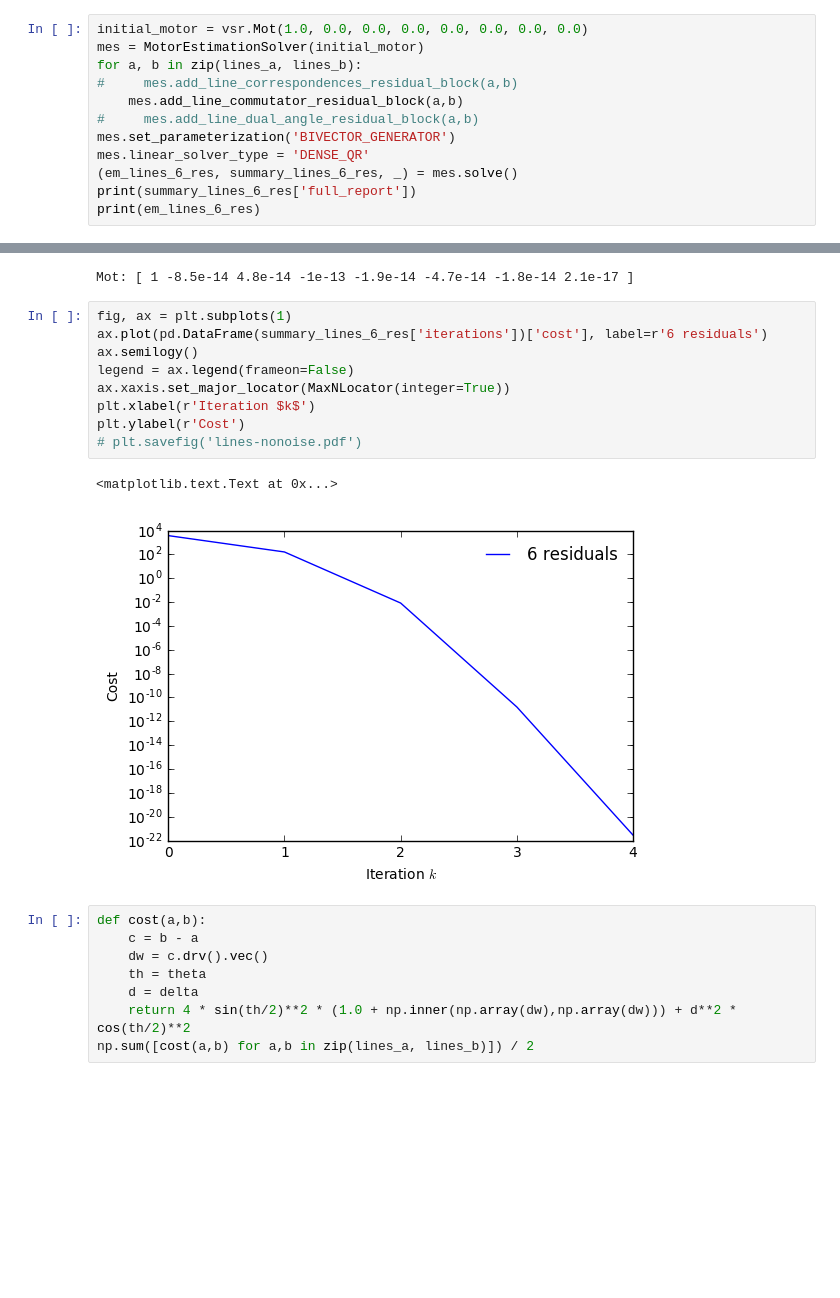
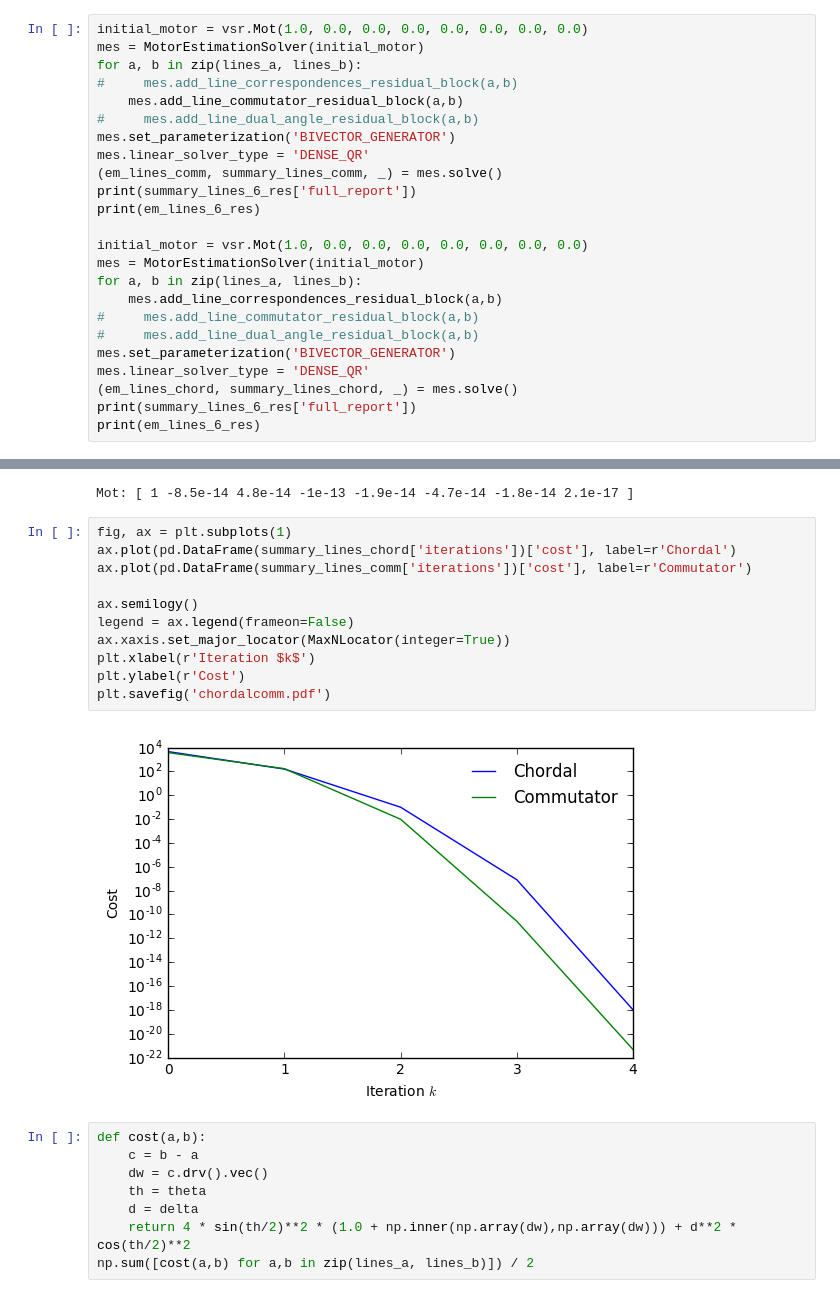
Before and after one commit to tingelst/game, a Jupyter notebook: python/thesis/Lines.ipynb, the cells around one changed output, grey strips where cells are left out. Drawn from its saved outputs; the diff is of its cells as text; blank space fills up the shorter version.

```diff
--- a/python/thesis/Lines.ipynb
+++ b/python/thesis/Lines.ipynb
@@ -91,9 +91,21 @@ for a, b in zip(lines_a, lines_b):
 #     mes.add_line_dual_angle_residual_block(a,b)
 mes.set_parameterization('BIVECTOR_GENERATOR')
 mes.linear_solver_type = 'DENSE_QR'
-(em_lines_6_res, summary_lines_6_res, _) = mes.solve()
+(em_lines_comm, summary_lines_comm, _) = mes.solve()
 print(summary_lines_6_res['full_report'])
 print(em_lines_6_res)
+
+initial_motor = vsr.Mot(1.0, 0.0, 0.0, 0.0, 0.0, 0.0, 0.0, 0.0)
+mes = MotorEstimationSolver(initial_motor)
+for a, b in zip(lines_a, lines_b):
+    mes.add_line_correspondences_residual_block(a,b)
+#     mes.add_line_commutator_residual_block(a,b)
+#     mes.add_line_dual_angle_residual_block(a,b)
+mes.set_parameterization('BIVECTOR_GENERATOR')
+mes.linear_solver_type = 'DENSE_QR'
+(em_lines_chord, summary_lines_chord, _) = mes.solve()
+print(summary_lines_6_res['full_report'])
+print(em_lines_6_res)
 # %% [output]
 Solver Summary (v 1.12.0-eigen-(3.3.1)-lapack-suitesparse-(4.5.3)-cxsparse-(3.1.9)-no_openmp)
 
@@ -118,16 +130,17 @@ em_lines_6_res * motor.rev()
 Mot: [ 1 -8.5e-14 4.8e-14 -1e-13 -1.9e-14 -4.7e-14 -1.8e-14 2.1e-17 ]
 # %%
 fig, ax = plt.subplots(1)
-ax.plot(pd.DataFrame(summary_lines_6_res['iterations'])['cost'], label=r'6 residuals')
+ax.plot(pd.DataFrame(summary_lines_chord['iterations'])['cost'], label=r'Chordal')
+ax.plot(pd.DataFrame(summary_lines_comm['iterations'])['cost'], label=r'Commutator')
+
 ax.semilogy()
 legend = ax.legend(frameon=False)
 ax.xaxis.set_major_locator(MaxNLocator(integer=True))
 plt.xlabel(r'Iteration $k$')
 plt.ylabel(r'Cost')
-# plt.savefig('lines-nonoise.pdf')
+plt.savefig('chordalcomm.pdf')
 # %% [output]
-<matplotlib.text.Text at 0x...>
-[figure, old version]
+[figure, new version]
 # %%
 def cost(a,b):
     c = b - a
```
Also changed, not shown: parts of 5 cells of this notebook, 4 other files.
